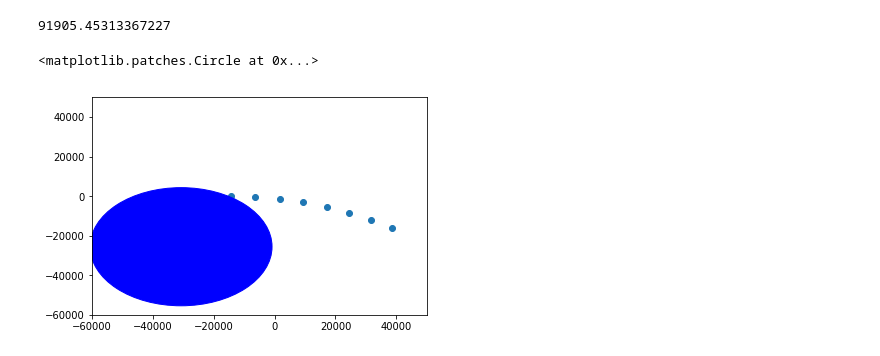
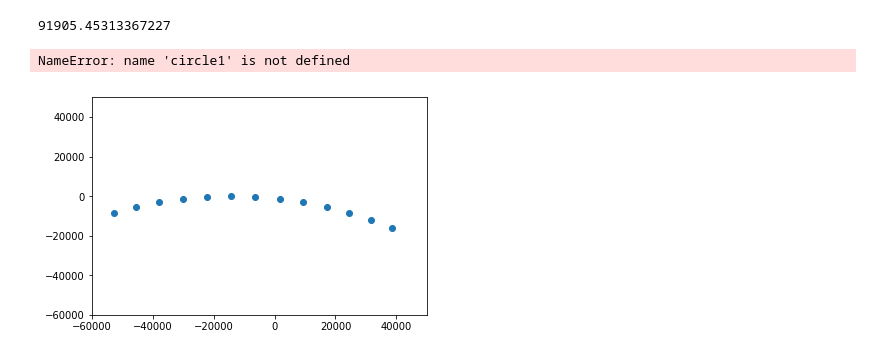
Before and after one commit to yellenlab/Visitech-UV-DLP, a Jupyter notebook: python/notebook/calibration.ipynb, the cells around one changed output. Drawn from its saved outputs; the diff is of its cells as text; code cells hidden in the pictures.

```diff
--- a/python/notebook/calibration.ipynb
+++ b/python/notebook/calibration.ipynb
@@ -260,17 +292,17 @@ R_3
 # %%
 import matplotlib.pyplot as plt
 
-circle1 = plt.Circle((-30717, -25557), 29883, color='blue')
+# circle1 = plt.Circle((-30717, -25557), 29883, color='blue')
 plt.ylim(-60000, 50000)
 plt.xlim(-60000, 50000)
 plt.scatter([sp.x for sp in pl], [sp.y for sp in pl])
 
 # fig, ax = plt.subplots() # note we must use plt.subplots, not plt.subplot
 # # (or if you have an existing figure)
 fig = plt.gcf()
 ax = fig.gca()
 
 ax.add_artist(circle1)
 # %% [output]
-<matplotlib.patches.Circle at 0x...>
+NameError: name 'circle1' is not defined
-[figure, old version]
+[figure, new version]
```
Also changed, not shown: parts of 3 cells of this notebook.
